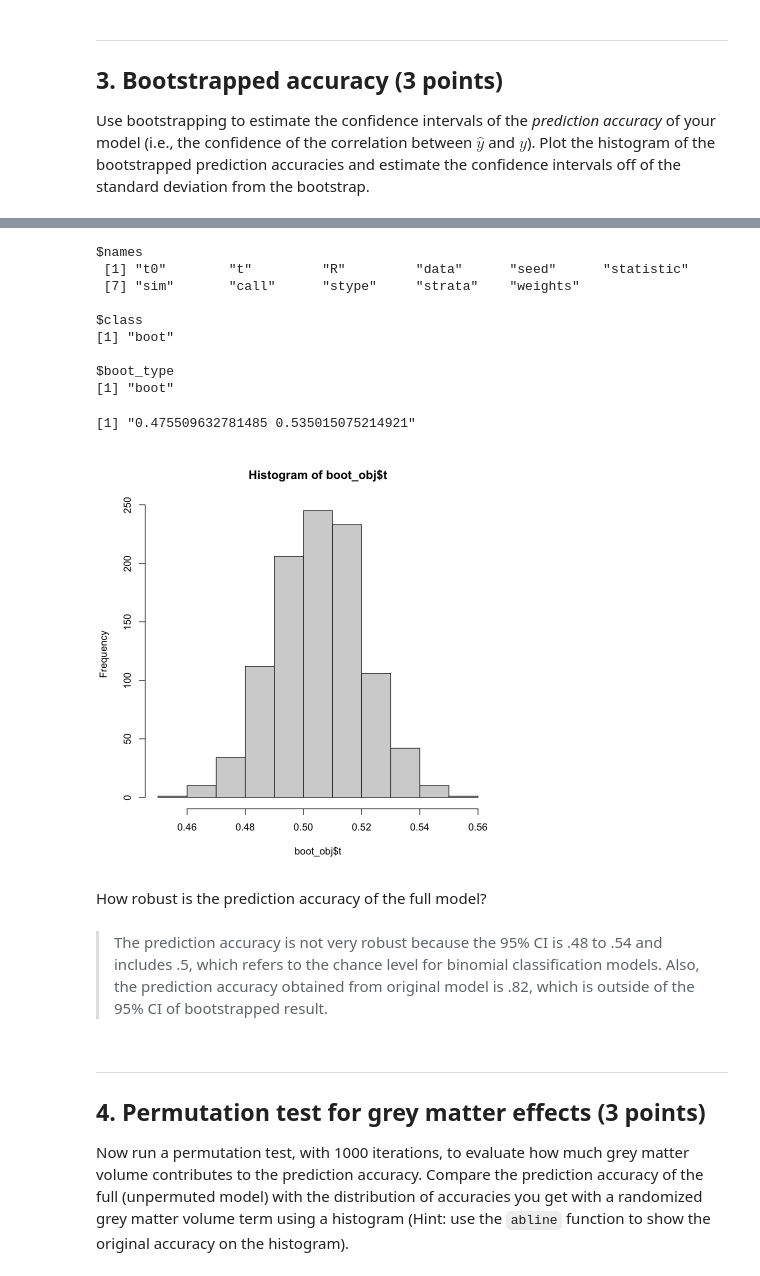
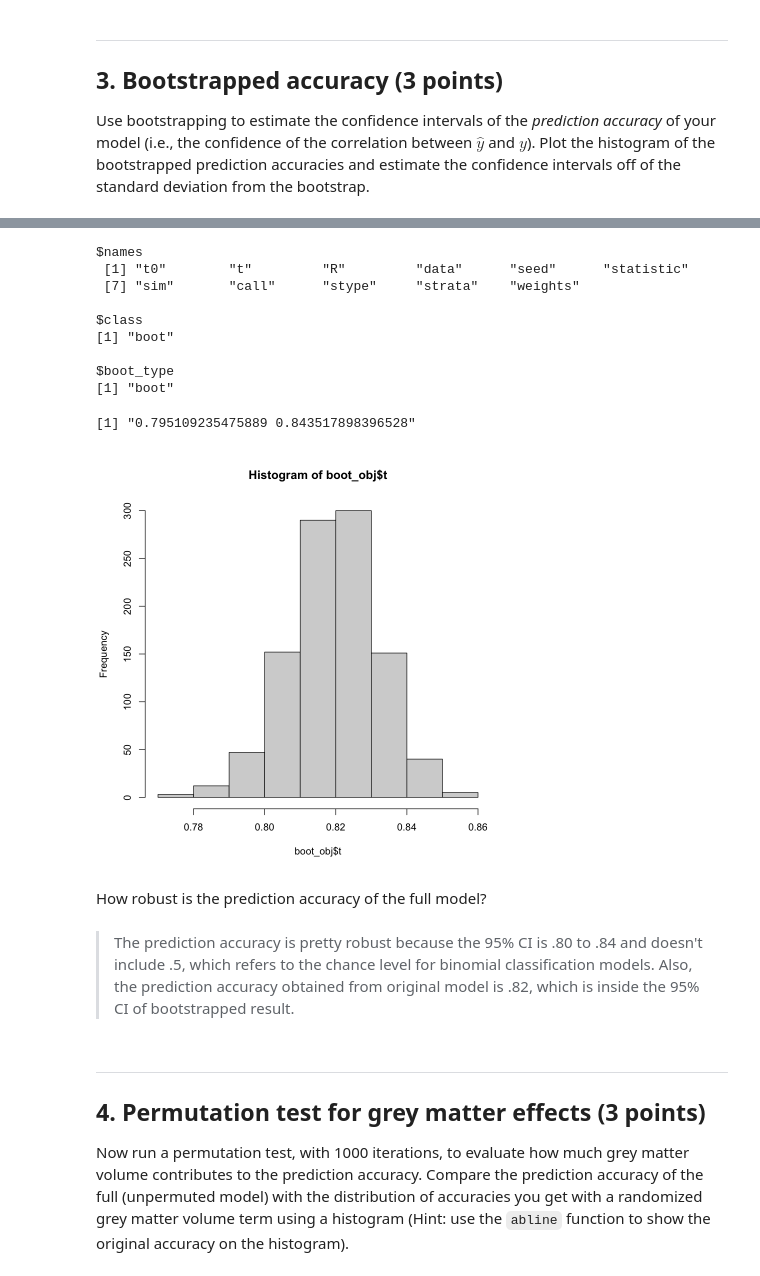
Before and after one commit to Letian-Huang/huang_DSPN_S25, a Jupyter notebook: Homework/Exercise 13.ipynb, the cells around one changed output, grey strips where cells are left out. Drawn from its saved outputs; the diff is of its cells as text; code cells hidden in the pictures.

```diff
--- a/Homework/Exercise 13.ipynb
+++ b/Homework/Exercise 13.ipynb
@@ -117,7 +117,7 @@ boot.fn <- function(data, index){
     glm_prob_df$predicted_binary = rep("F", nrow(glm_prob_df))
 
     glm_prob_df$predicted_binary[glm_prob_df$predicted_prob > .50] = "M"
-    return(mean(glm_prob_df$predicted_binary == data$Gender))}
+    return(mean(glm_prob_df$predicted_binary == data$Gender[index]))}
 
 boot_obj = boot(d1, boot.fn, R = 1000)
 print(boot_obj)
@@ -141,18 +141,18 @@ t1* 0.8203055 -0.3150431  0.01517996
 $names
  [1] "t0"        "t"         "R"         "data"      "seed"      "statistic"
  [7] "sim"       "call"      "stype"     "strata"    "weights"
 
 $class
 [1] "boot"
 
 $boot_type
 [1] "boot"
-[1] "0.475509632781485 0.535015075214921"
+[1] "0.795109235475889 0.843517898396528"
-[figure, old version]
+[figure, new version]
 # %% [markdown]
 How robust is the prediction accuracy of the full model?
 # %% [markdown]
-> The prediction accuracy is not very robust because the 95% CI is .48 to .54 and includes .5, which refers to the chance level for binomial classification models. Also, the prediction accuracy obtained from original model is .82, which is outside of the 95% CI of bootstrapped result.
+> The prediction accuracy is pretty robust because the 95% CI is .80 to .84 and doesn't include .5, which refers to the chance level for binomial classification models. Also, the prediction accuracy obtained from original model is .82, which is inside the 95% CI of bootstrapped result.
 # %% [markdown]
 ---
 ## 4. Permutation test for grey matter effects (3 points)
```
Also changed, not shown: parts of 1 cell of this notebook.
